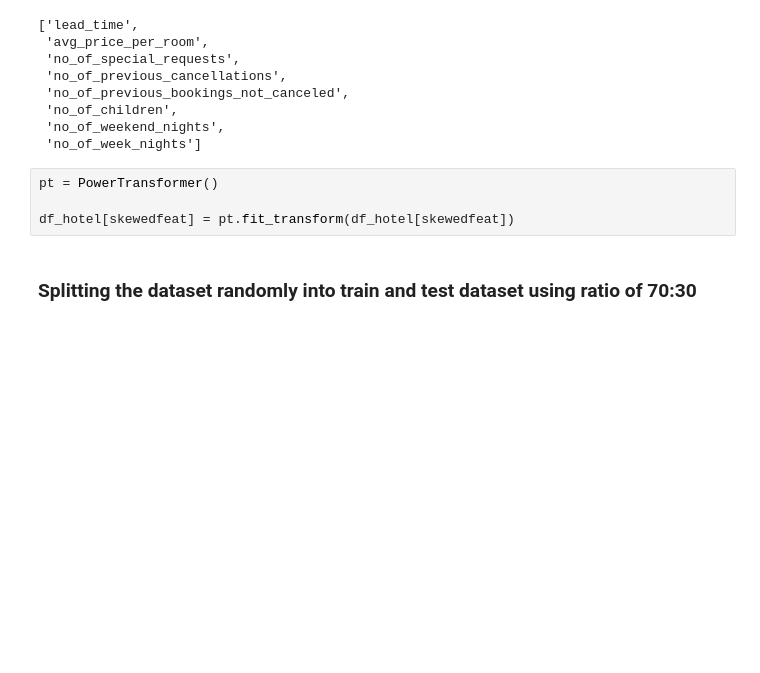
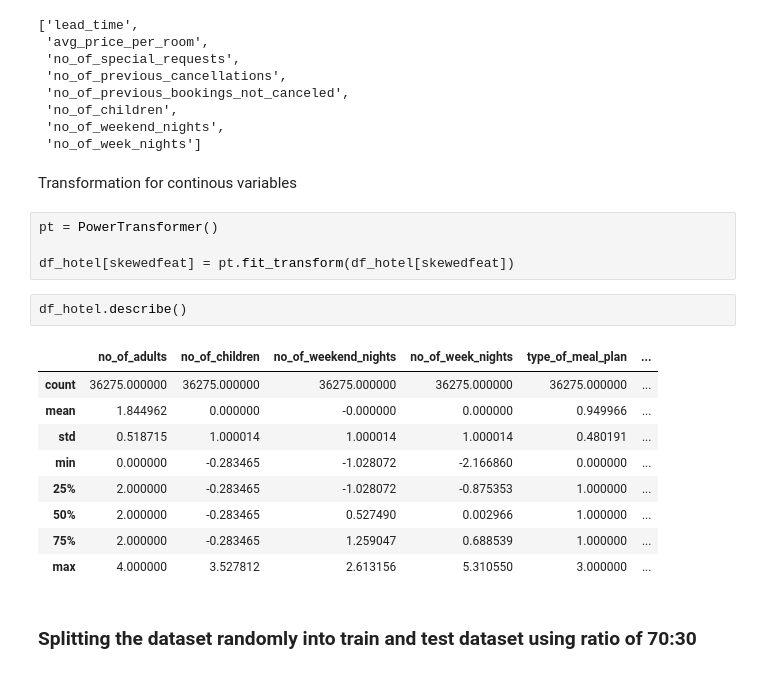
Before and after one commit to BhavyapriyaN/HotelReservation, a Jupyter notebook: Hotel_reservation.ipynb, the cells around one changed output. Saved outputs shown, nothing was run; the diff lists cells and outputs as text; blank space fills up the shorter version.

```diff
--- a/Hotel_reservation.ipynb
+++ b/Hotel_reservation.ipynb
@@ -599,10 +599,24 @@ skewedfeat
  'no_of_children',
  'no_of_weekend_nights',
  'no_of_week_nights']
+# %% [markdown]
+Transformation for continous variables
 # %%
 pt = PowerTransformer()
 
 df_hotel[skewedfeat] = pt.fit_transform(df_hotel[skewedfeat])
+# %%
+df_hotel.describe()
+# %% [output]
+|  | no_of_adults | no_of_children | no_of_weekend_nights | no_of_week_nights | type_of_meal_plan | ... |
+| count | 36275.000000 | 36275.000000 | 36275.000000 | 36275.000000 | 36275.000000 | ... |
+| mean | 1.844962 | 0.000000 | -0.000000 | 0.000000 | 0.949966 | ... |
+| std | 0.518715 | 1.000014 | 1.000014 | 1.000014 | 0.480191 | ... |
+| min | 0.000000 | -0.283465 | -1.028072 | -2.166860 | 0.000000 | ... |
+| 25% | 2.000000 | -0.283465 | -1.028072 | -0.875353 | 1.000000 | ... |
+| 50% | 2.000000 | -0.283465 | 0.527490 | 0.002966 | 1.000000 | ... |
+| 75% | 2.000000 | -0.283465 | 1.259047 | 0.688539 | 1.000000 | ... |
+| max | 4.000000 | 3.527812 | 2.613156 | 5.310550 | 3.000000 | ... |
 # %% [markdown]
 ### Splitting the dataset randomly into train and test dataset using ratio of 70:30
 # %%
```
Also changed, not shown: parts of 9 cells of this notebook.
